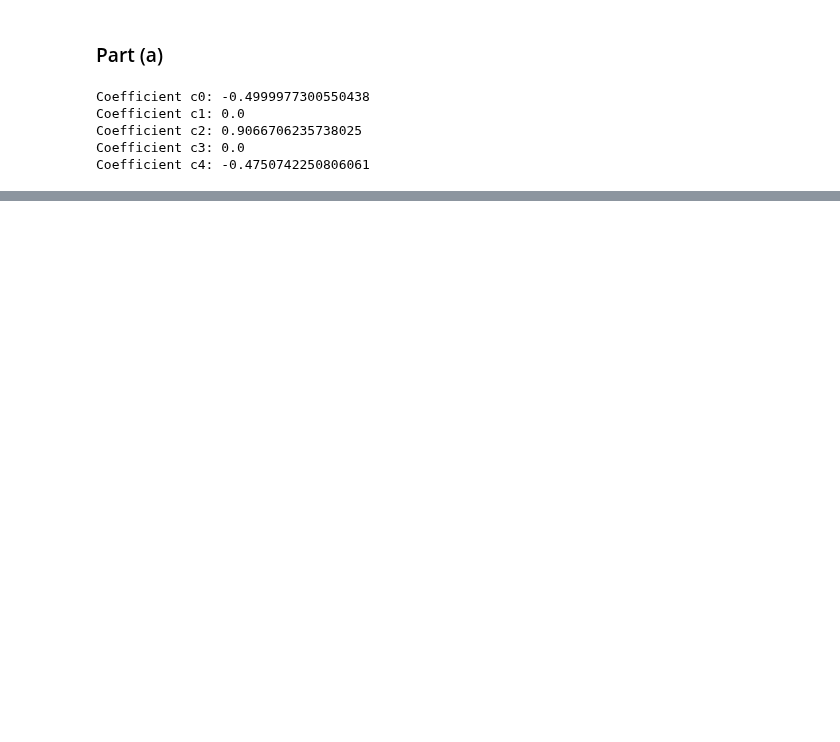
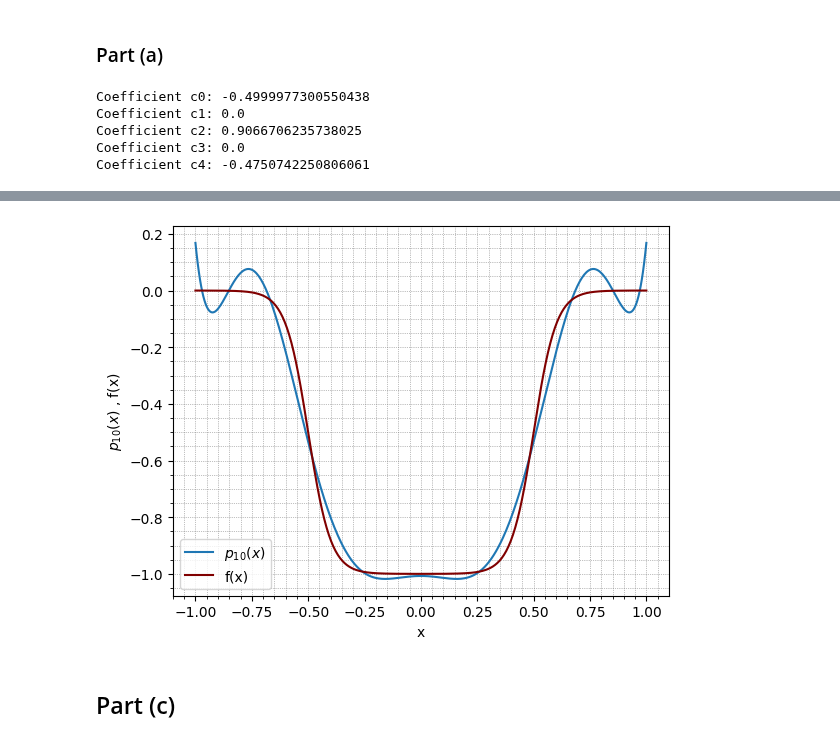
Before and after one commit to Mani0237/Prelims, a Jupyter notebook: 2023/wang.ipynb, the cells around one changed output, grey strips where cells are left out. Saved outputs shown, nothing was run; the diff lists cells and outputs as text; code cells hidden in the pictures; blank space fills up the shorter version.

```diff
--- a/2023/wang.ipynb
+++ b/2023/wang.ipynb
@@ -104,0 +109,22 @@ plt.show()
+# %%
+# Construct P4(x) for the example function
+Pn_function = construct_Pn(8, f)
+
+# Generate x values and compute P10(x) values
+x_values = np.linspace(-1, 1, 400)
+Pn_values = [Pn_function(x) for x in x_values]
+
+# Plot P10(x)
+plt.plot(x_values, Pn_values, label="$p_{10}(x)$")
+plt.plot(x, f(x),color='maroon',label='f(x)')
+plt.xlabel('x')
+plt.ylabel('$p_{10}(x)$ , f(x)')
+plt.xlabel('x')
+plt.legend()
+plt.minorticks_on()
+plt.grid(True, which='both', linestyle=':', linewidth='0.5', color='gray')
+plt.show()
+# %% [output]
+[figure, added]
+# %% [markdown]
+## Part (c)
```
Also changed, not shown: parts of 6 cells of this notebook, 2 other files.
